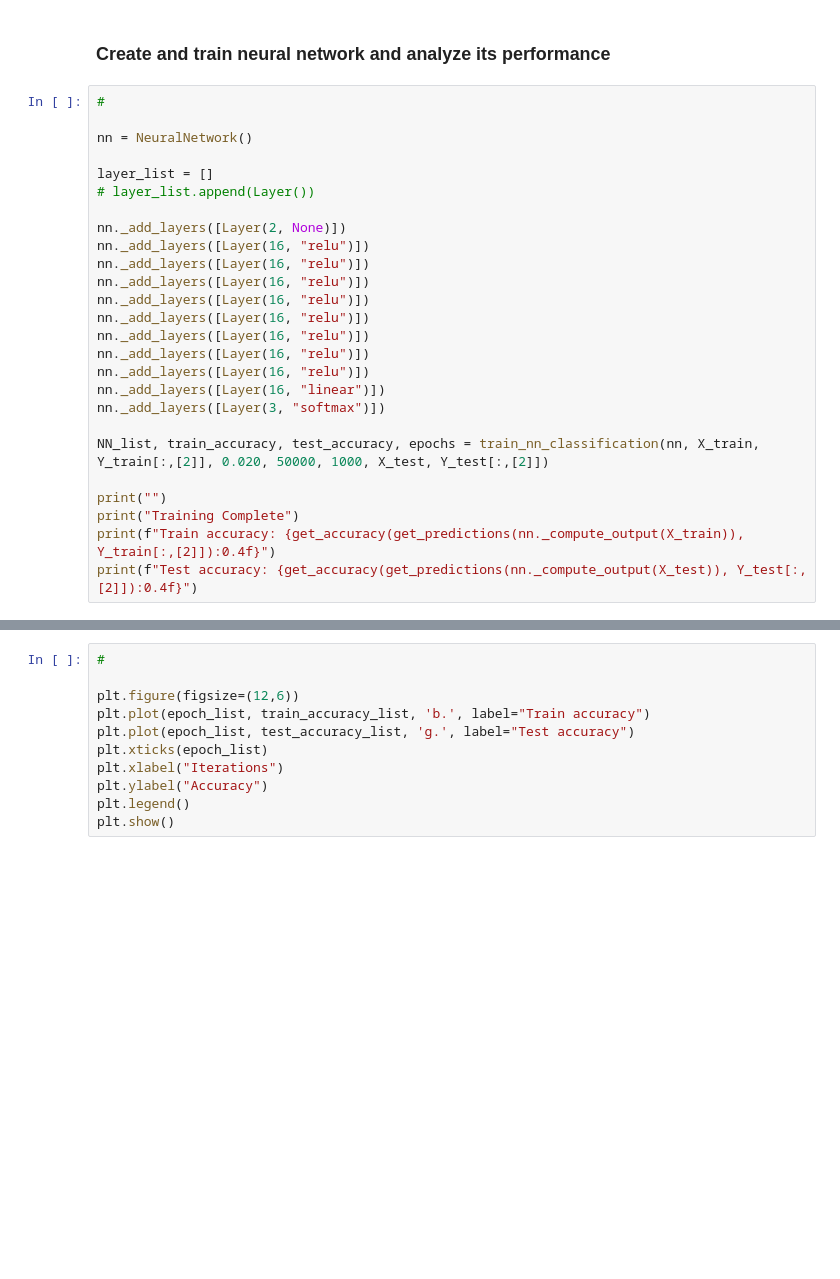
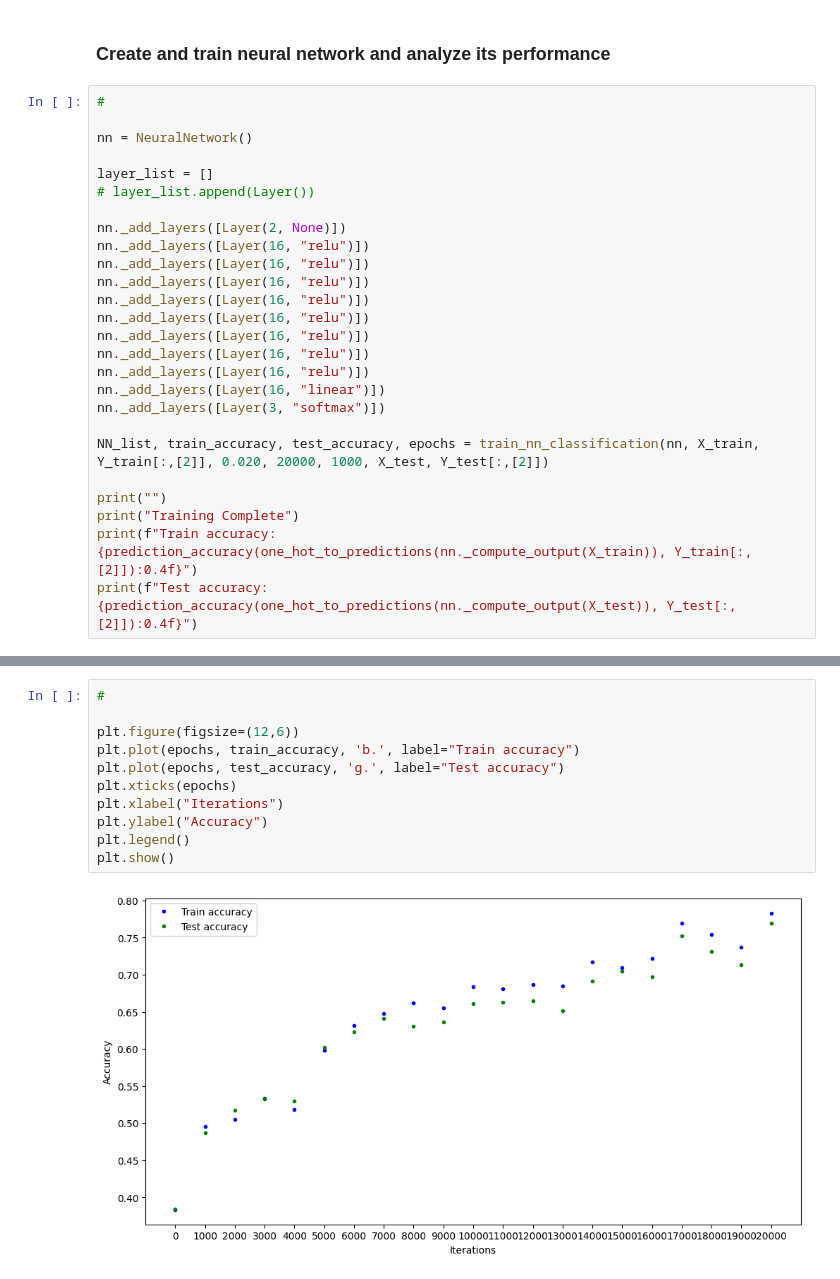
Before and after one commit to michael-sankur/deep-learning-from-scratch, a Jupyter notebook: nn_test_grid.ipynb, the cells around one changed output, grey strips where cells are left out. Drawn from its saved outputs; the diff is of its cells as text; blank space fills up the shorter version.

```diff
--- a/nn_test_grid.ipynb
+++ b/nn_test_grid.ipynb
@@ -182,9 +161,9 @@ nn._add_layers([Layer(16, "relu")])
 nn._add_layers([Layer(16, "linear")])
 nn._add_layers([Layer(3, "softmax")])
 
-NN_list, train_accuracy, test_accuracy, epochs = train_nn_classification(nn, X_train, Y_train[:,[2]], 0.020, 50000, 1000, X_test, Y_test[:,[2]])
+NN_list, train_accuracy, test_accuracy, epochs = train_nn_classification(nn, X_train, Y_train[:,[2]], 0.020, 20000, 1000, X_test, Y_test[:,[2]])
 
 print("")
 print("Training Complete")
-print(f"Train accuracy: {get_accuracy(get_predictions(nn._compute_output(X_train)), Y_train[:,[2]]):0.4f}")
-print(f"Test accuracy: {get_accuracy(get_predictions(nn._compute_output(X_test)), Y_test[:,[2]]):0.4f}")
+print(f"Train accuracy: {prediction_accuracy(one_hot_to_predictions(nn._compute_output(X_train)), Y_train[:,[2]]):0.4f}")
+print(f"Test accuracy: {prediction_accuracy(one_hot_to_predictions(nn._compute_output(X_test)), Y_test[:,[2]]):0.4f}")
@@ -191,12 +188,14 @@ print(f"Test accuracy: {get_accuracy(get_predictions(nn._compute_output(X_test))
 # %%
 #
 
 plt.figure(figsize=(12,6))
-plt.plot(epoch_list, train_accuracy_list, 'b.', label="Train accuracy")
-plt.plot(epoch_list, test_accuracy_list, 'g.', label="Test accuracy")
-plt.xticks(epoch_list)
+plt.plot(epochs, train_accuracy, 'b.', label="Train accuracy")
+plt.plot(epochs, test_accuracy, 'g.', label="Test accuracy")
+plt.xticks(epochs)
 plt.xlabel("Iterations")
 plt.ylabel("Accuracy")
 plt.legend()
 plt.show()
+# %% [output]
+[figure, added]
 # %%
```
Also changed, not shown: parts of 9 cells of this notebook, 2 other files.
